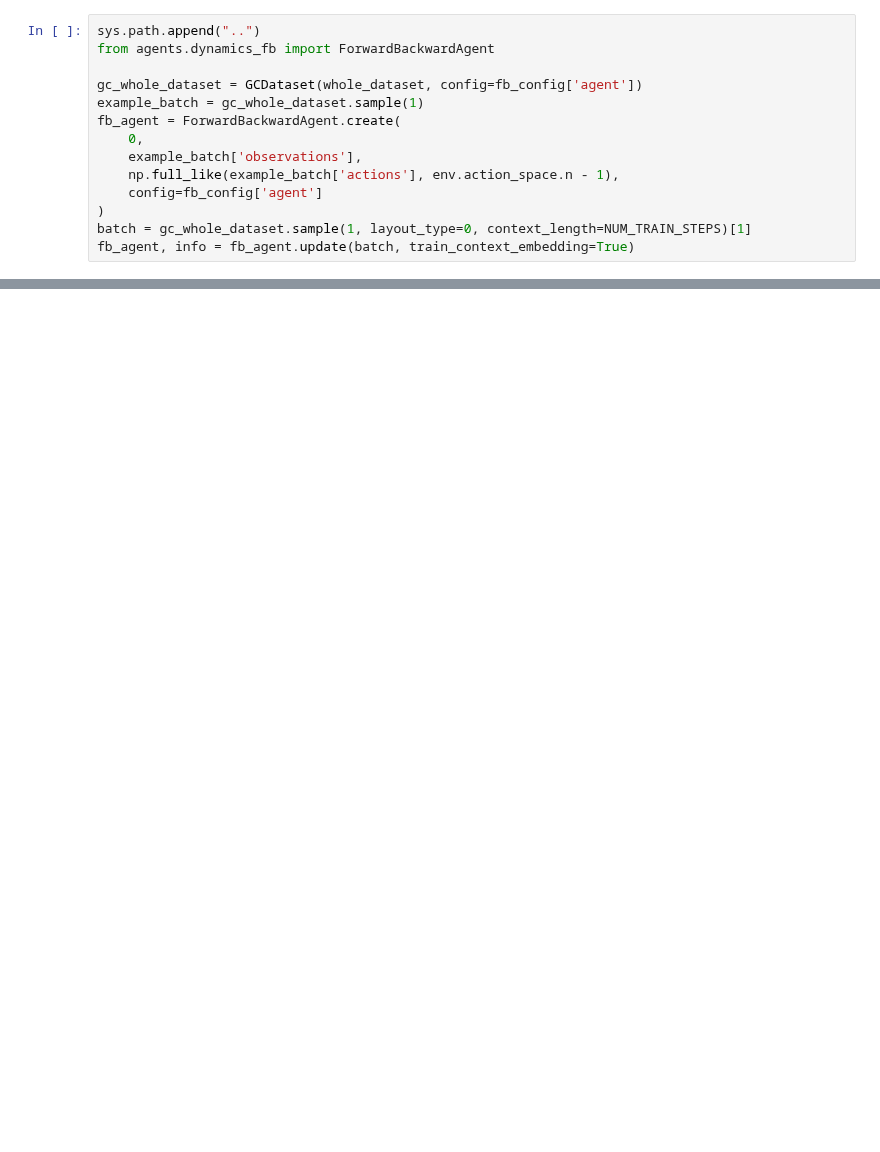
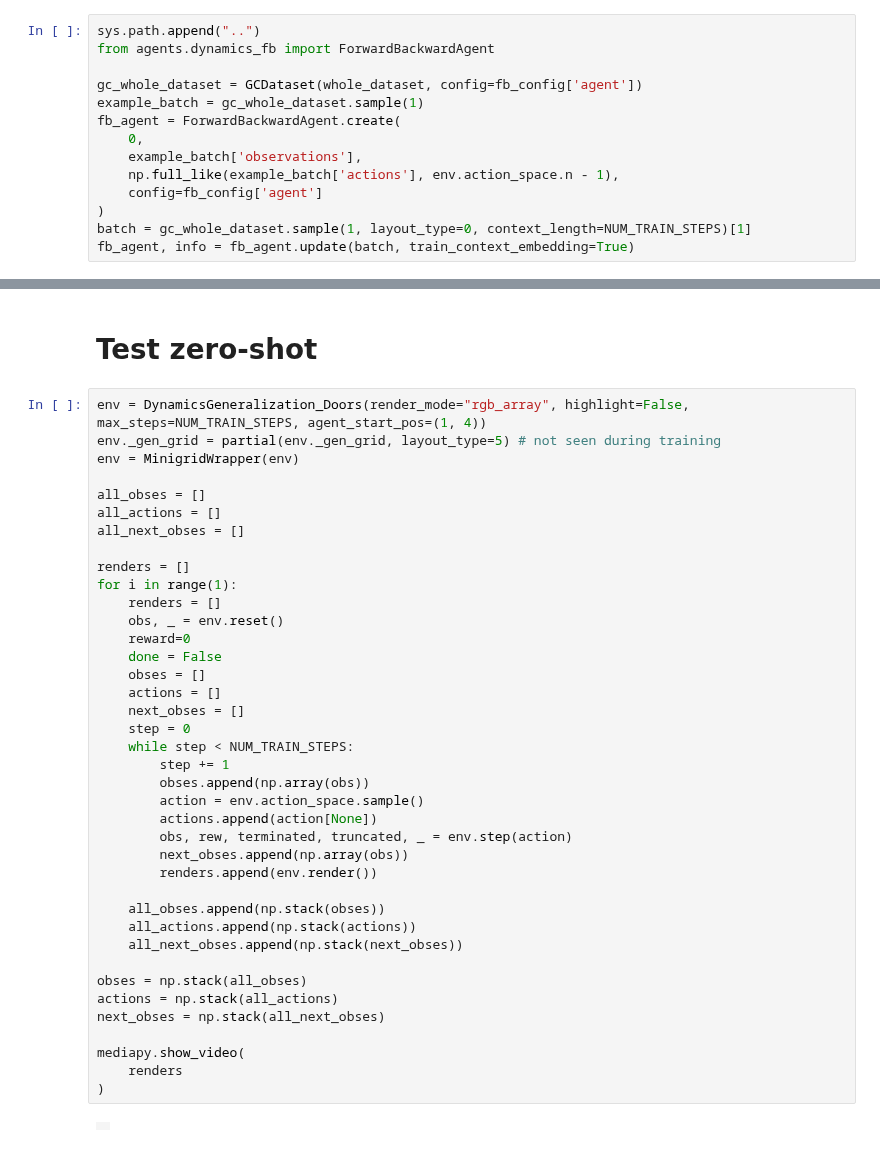
Before and after one commit to skylooop/BeliefConditionedFB, a Jupyter notebook: notebooks/in_context_fb.ipynb, the cells around one changed output, grey strips where cells are left out. Drawn from its saved outputs; the diff is of its cells as text; blank space fills up the shorter version.

```diff
--- a/notebooks/in_context_fb.ipynb
+++ b/notebooks/in_context_fb.ipynb
@@ -364,0 +375,43 @@ for update_step in pbar:
+# %% [markdown]
+# Test zero-shot
+# %%
+env = DynamicsGeneralization_Doors(render_mode="rgb_array", highlight=False, max_steps=NUM_TRAIN_STEPS, agent_start_pos=(1, 4))
+env._gen_grid = partial(env._gen_grid, layout_type=5) # not seen during training
+env = MinigridWrapper(env)
+
+all_obses = []
+all_actions = []
+all_next_obses = []
+
+renders = []
+for i in range(1):
+    renders = []
+    obs, _ = env.reset()
+    reward=0
+    done = False
+    obses = []
+    actions = []
+    next_obses = []
+    step = 0
+    while step < NUM_TRAIN_STEPS:
+        step += 1
+        obses.append(np.array(obs))
+        action = env.action_space.sample()
+        actions.append(action[None])
+        obs, rew, terminated, truncated, _ = env.step(action)
+        next_obses.append(np.array(obs))
+        renders.append(env.render())
+
+    all_obses.append(np.stack(obses))
+    all_actions.append(np.stack(actions))
+    all_next_obses.append(np.stack(next_obses))
+
+obses = np.stack(all_obses)
+actions = np.stack(all_actions)
+next_obses = np.stack(all_next_obses)
+
+mediapy.show_video(
+    renders
+)
+# %% [output]
+|  |
```
Also changed, not shown: parts of 11 cells of this notebook, 3 other files.
